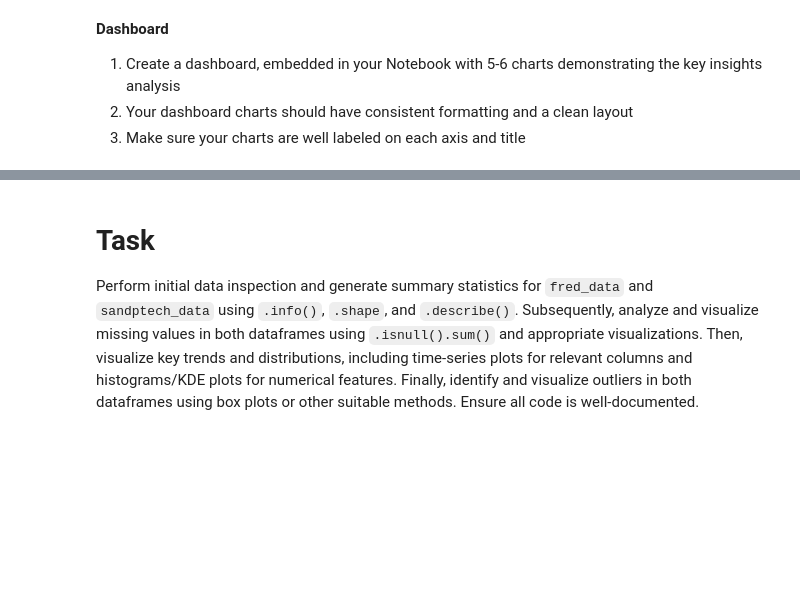
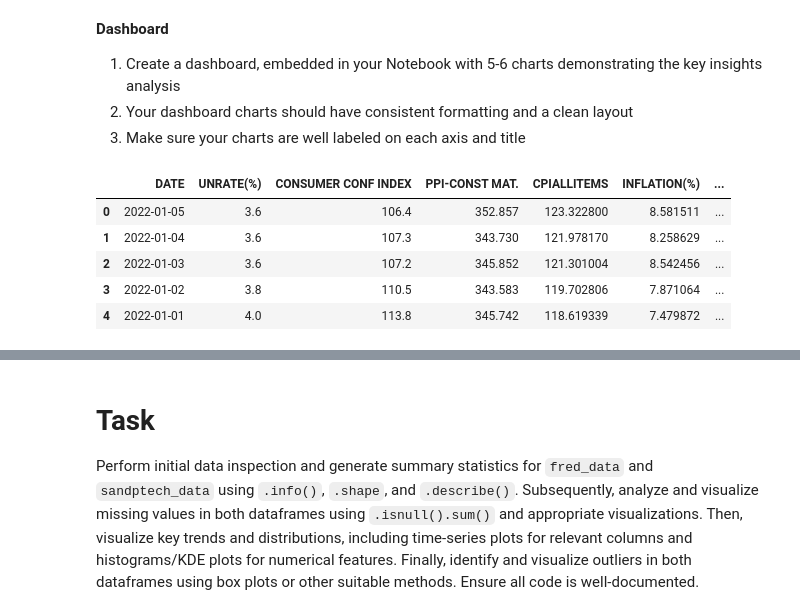
Before and after one commit to brysonchristensen/IS-4487, a Jupyter notebook: IS_4487_Group_Project_Notebook_1.2.ipynb, the cells around one changed output, grey strips where cells are left out. Cells and saved outputs as stored; diff of their text form; code cells hidden in the pictures; blank space fills up the shorter version.

```diff
--- a/IS_4487_Group_Project_Notebook_1.2.ipynb
+++ b/IS_4487_Group_Project_Notebook_1.2.ipynb
@@ -77,3 +85,26 @@ import numpy as np  # The fundamental package for numerical computation in Pytho
 import nltk  # The Natural Language Toolkit, used for working with human language data.
 import sklearn  # Scikit-learn, a machine learning library that provides various classification, regression, and clustering algorithms.
 import yfinance as yf  # Used to download market data from Yahoo! Finance.
+# %%
+# Load the FRED macroeconomic factors dataset from an Excel file.
+# This dataset contains various macroeconomic indicators such as unemployment rate, consumer confidence,
+# producer price index for construction materials, and consumer price index.
+# The 'DATE' column will be parsed as datetime objects to facilitate time-series analysis.
+fred_data = pd.read_excel('/content/FRED.xlsx', parse_dates=['DATE'])
+
+
+# Load the S&P US Technology Sector historical prices dataset from an Excel file.
+# This dataset includes daily open, high, low, and close prices for the S&P US Technology Sector index.
+# The 'Date' column will be parsed as datetime objects to enable time-series analysis.
+sandptech_data = pd.read_excel('/content/SandPTech.xlsx', parse_dates=['Date'])
+# %%
+# Display the first 5 rows of the FRED macroeconomic data.
+# This provides a quick overview of the dataset's structure, columns, and data types.
+display(fred_data.head())
+# %% [output]
+|  | DATE | UNRATE(%) | CONSUMER CONF INDEX | PPI-CONST MAT. | CPIALLITEMS | INFLATION(%) | ... |
+| 0 | 2022-01-05 | 3.6 | 106.4 | 352.857 | 123.322800 | 8.581511 | ... |
+| 1 | 2022-01-04 | 3.6 | 107.3 | 343.730 | 121.978170 | 8.258629 | ... |
+| 2 | 2022-01-03 | 3.6 | 107.2 | 345.852 | 121.301004 | 8.542456 | ... |
+| 3 | 2022-01-02 | 3.8 | 110.5 | 343.583 | 119.702806 | 7.871064 | ... |
+| 4 | 2022-01-01 | 4.0 | 113.8 | 345.742 | 118.619339 | 7.479872 | ... |
```
Also changed, not shown: parts of 77 cells of this notebook.
